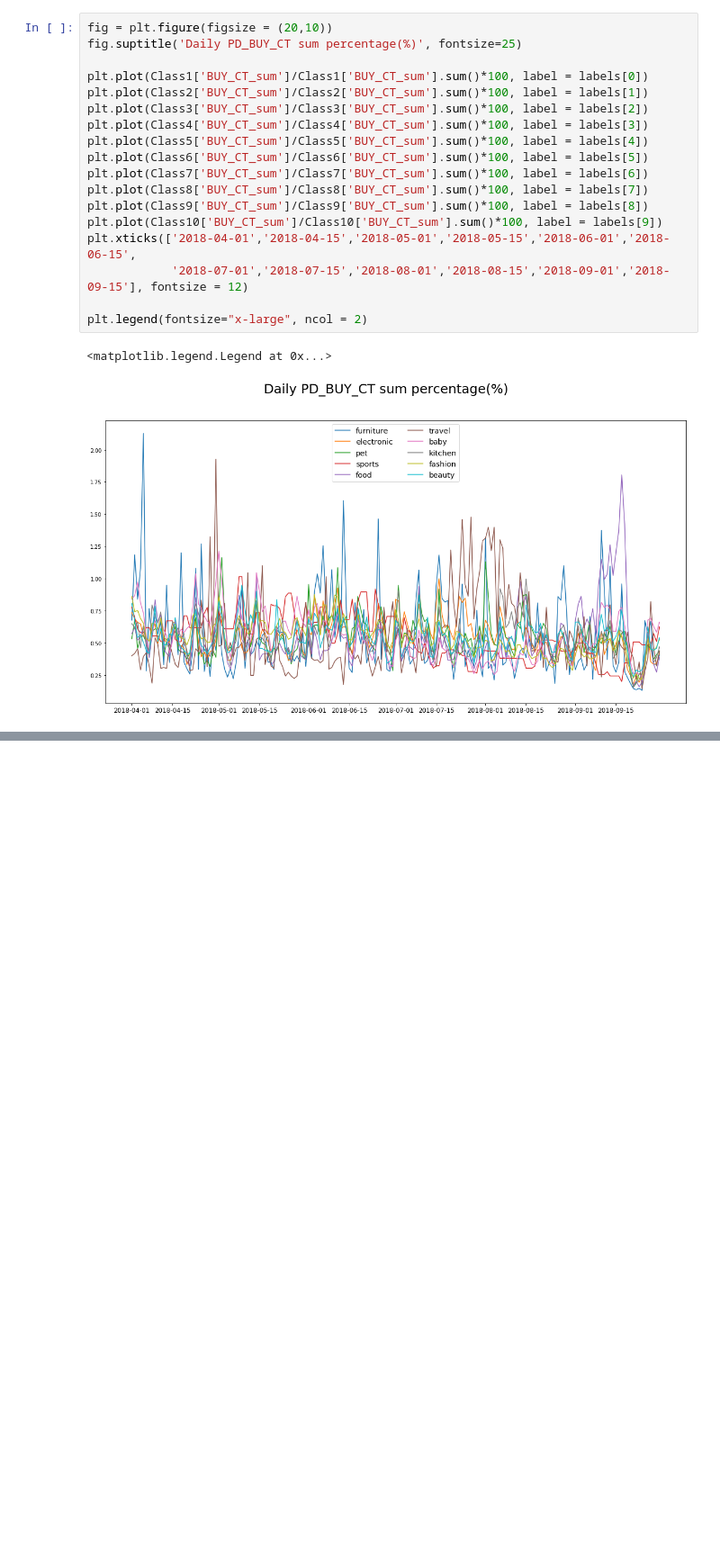
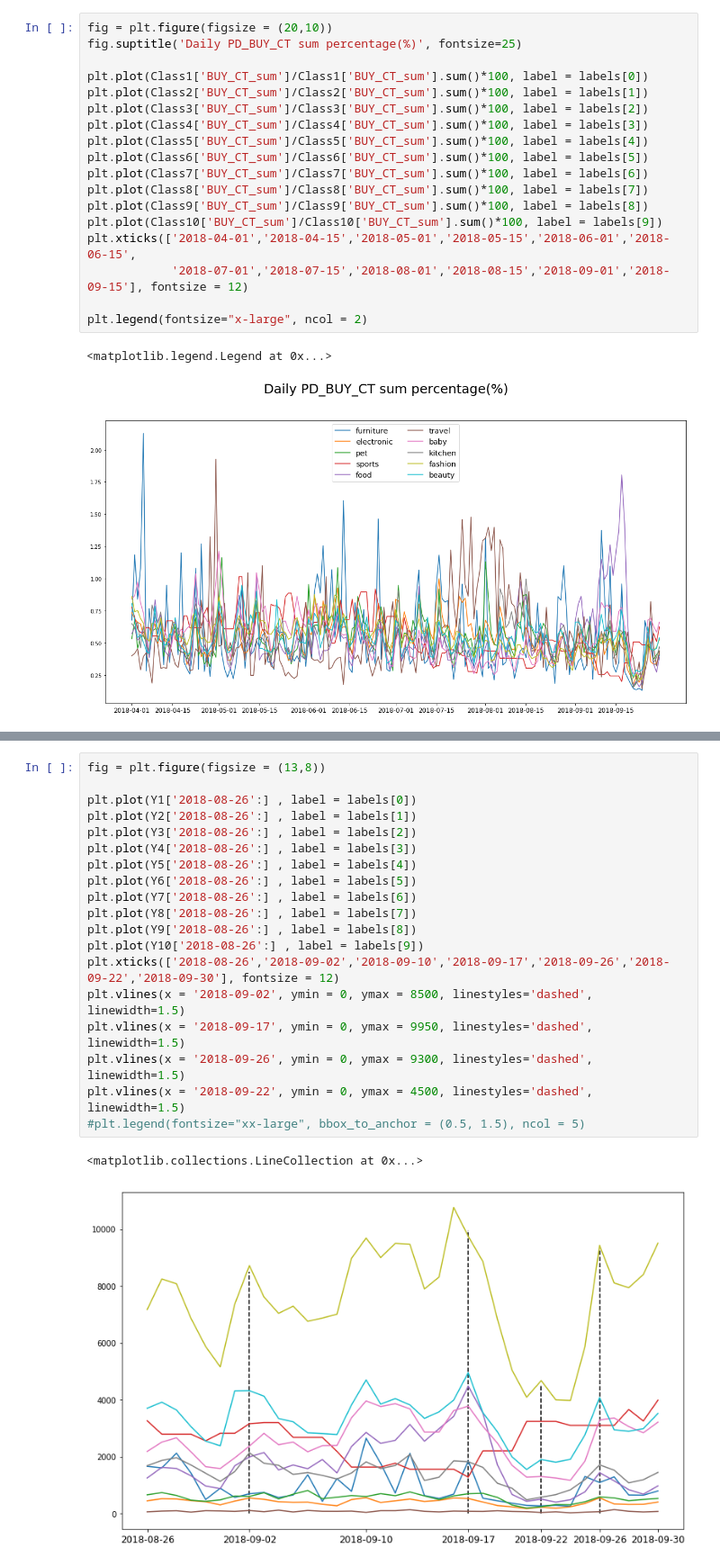
Before and after one commit to miniii222/-5th-L.point_bigdata_competiton, a Jupyter notebook: modeling/trend_prediction_total.ipynb, the cells around one changed output, grey strips where cells are left out. Shown at 90% size. Cells and saved outputs as stored; diff of their text form; blank space fills up the shorter version.

```diff
--- a/modeling/trend_prediction_total.ipynb
+++ b/modeling/trend_prediction_total.ipynb
@@ -183,0 +641,22 @@ plt.legend(fontsize="x-large", ncol = 2)
+# %%
+fig = plt.figure(figsize = (13,8))
+
+plt.plot(Y1['2018-08-26':] , label = labels[0])
+plt.plot(Y2['2018-08-26':] , label = labels[1])
+plt.plot(Y3['2018-08-26':] , label = labels[2])
+plt.plot(Y4['2018-08-26':] , label = labels[3])
+plt.plot(Y5['2018-08-26':] , label = labels[4])
+plt.plot(Y6['2018-08-26':] , label = labels[5])
+plt.plot(Y7['2018-08-26':] , label = labels[6])
+plt.plot(Y8['2018-08-26':] , label = labels[7])
+plt.plot(Y9['2018-08-26':] , label = labels[8])
+plt.plot(Y10['2018-08-26':] , label = labels[9])
+plt.xticks(['2018-08-26','2018-09-02','2018-09-10','2018-09-17','2018-09-26','2018-09-22','2018-09-30'], fontsize = 12)
+plt.vlines(x = '2018-09-02', ymin = 0, ymax = 8500, linestyles='dashed', linewidth=1.5)
+plt.vlines(x = '2018-09-17', ymin = 0, ymax = 9950, linestyles='dashed', linewidth=1.5)
+plt.vlines(x = '2018-09-26', ymin = 0, ymax = 9300, linestyles='dashed', linewidth=1.5)
+plt.vlines(x = '2018-09-22', ymin = 0, ymax = 4500, linestyles='dashed', linewidth=1.5)
+#plt.legend(fontsize="xx-large", bbox_to_anchor = (0.5, 1.5), ncol = 5)
+# %% [output]
+<matplotlib.collections.LineCollection at 0x...>
+[figure, added]
```
Also changed, not shown: parts of 45 cells of this notebook.
